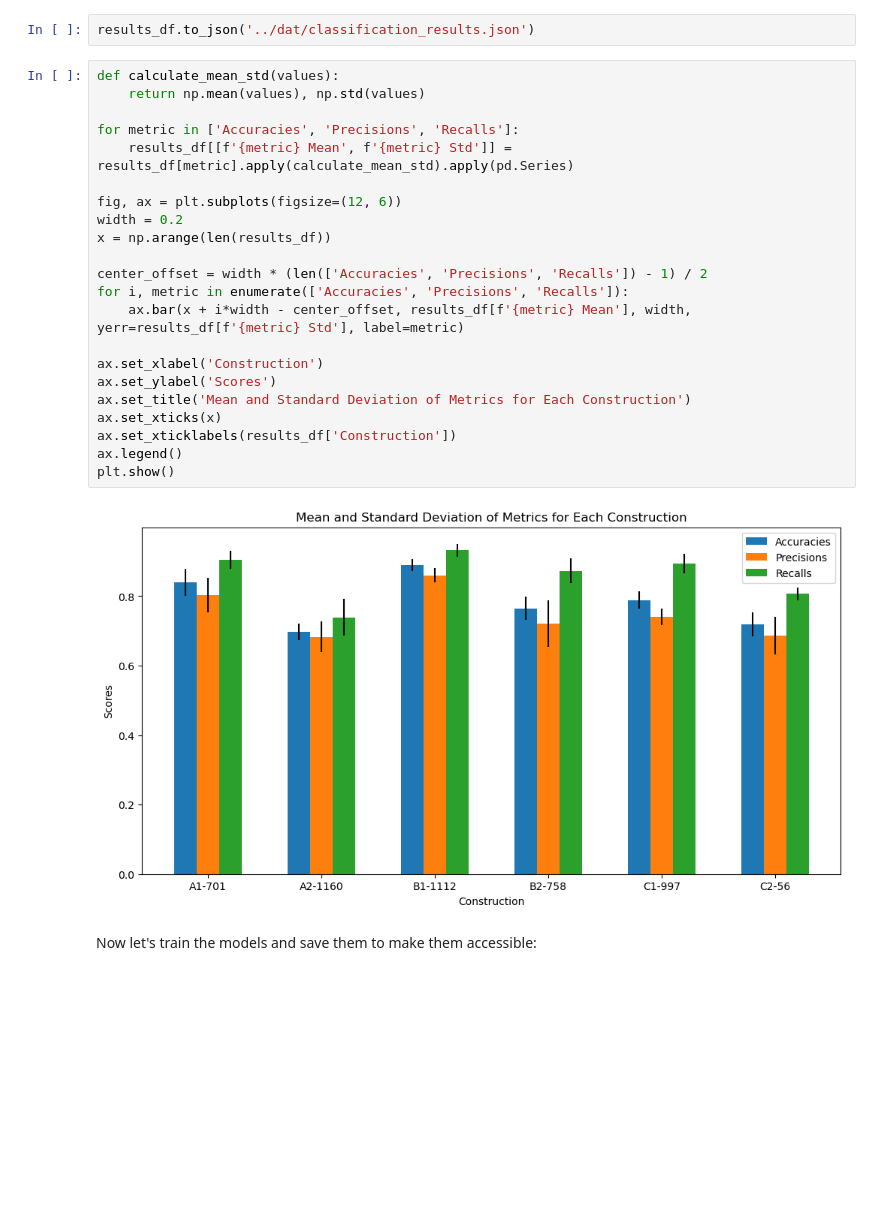
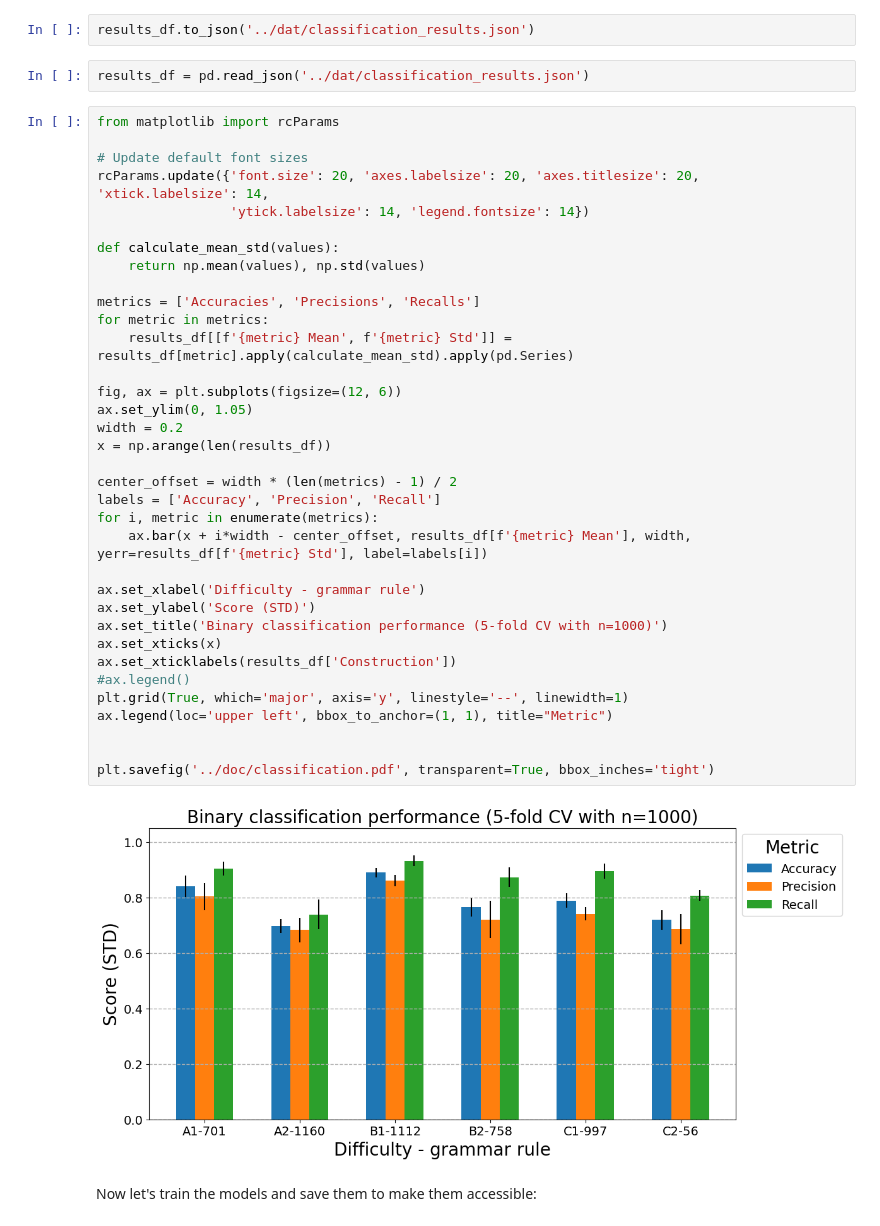
Before and after one commit to dominikglandorf/LLM-grammar, a Jupyter notebook: exp/007_sentence_embeddings.ipynb, the cells around one changed output. Drawn from its saved outputs; the diff is of its cells as text; blank space fills up the shorter version.

```diff
--- a/exp/007_sentence_embeddings.ipynb
+++ b/exp/007_sentence_embeddings.ipynb
@@ -334,30 +347,45 @@ Early stopping at epoch 26
 [0.765, 0.675, 0.735, 0.74, 0.68]
 # %%
 results_df.to_json('../dat/classification_results.json')
+# %%
+results_df = pd.read_json('../dat/classification_results.json')
 # %%
+from matplotlib import rcParams
+
+# Update default font sizes
+rcParams.update({'font.size': 20, 'axes.labelsize': 20, 'axes.titlesize': 20, 'xtick.labelsize': 14,
+                 'ytick.labelsize': 14, 'legend.fontsize': 14})
+
 def calculate_mean_std(values):
     return np.mean(values), np.std(values)
 
-for metric in ['Accuracies', 'Precisions', 'Recalls']:
+metrics = ['Accuracies', 'Precisions', 'Recalls']
+for metric in metrics:
     results_df[[f'{metric} Mean', f'{metric} Std']] = results_df[metric].apply(calculate_mean_std).apply(pd.Series)
 
 fig, ax = plt.subplots(figsize=(12, 6))
+ax.set_ylim(0, 1.05)
 width = 0.2
 x = np.arange(len(results_df))
 
-center_offset = width * (len(['Accuracies', 'Precisions', 'Recalls']) - 1) / 2
-for i, metric in enumerate(['Accuracies', 'Precisions', 'Recalls']):
-    ax.bar(x + i*width - center_offset, results_df[f'{metric} Mean'], width, yerr=results_df[f'{metric} Std'], label=metric)
+center_offset = width * (len(metrics) - 1) / 2
+labels = ['Accuracy', 'Precision', 'Recall']
+for i, metric in enumerate(metrics):
+    ax.bar(x + i*width - center_offset, results_df[f'{metric} Mean'], width, yerr=results_df[f'{metric} Std'], label=labels[i])
 
-ax.set_xlabel('Construction')
-ax.set_ylabel('Scores')
-ax.set_title('Mean and Standard Deviation of Metrics for Each Construction')
+ax.set_xlabel('Difficulty - grammar rule')
+ax.set_ylabel('Score (STD)')
+ax.set_title('Binary classification performance (5-fold CV with n=1000)')
 ax.set_xticks(x)
 ax.set_xticklabels(results_df['Construction'])
-ax.legend()
-plt.show()
+#ax.legend()
+plt.grid(True, which='major', axis='y', linestyle='--', linewidth=1)
+ax.legend(loc='upper left', bbox_to_anchor=(1, 1), title="Metric")
+
+
+plt.savefig('../doc/classification.pdf', transparent=True, bbox_inches='tight')
 # %% [output]
-[figure, old version]
+[figure, new version]
 # %% [markdown]
 Now let's train the models and save them to make them accessible:
 # %%
```
Also changed, not shown: parts of 3 cells of this notebook, 6 other files.
